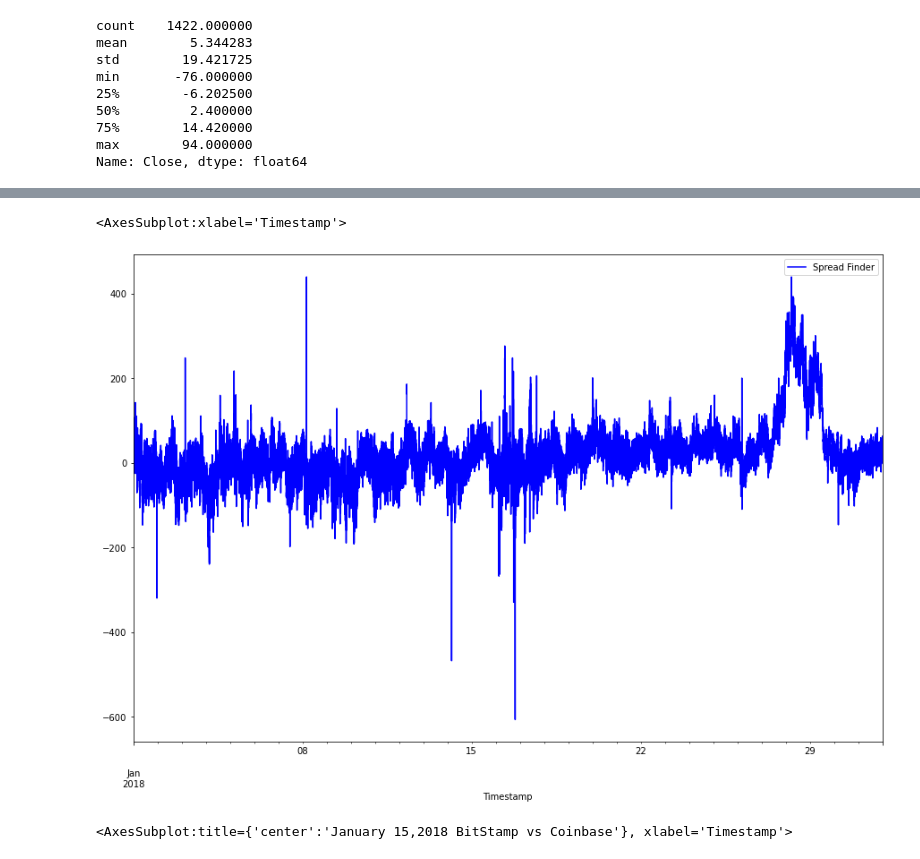
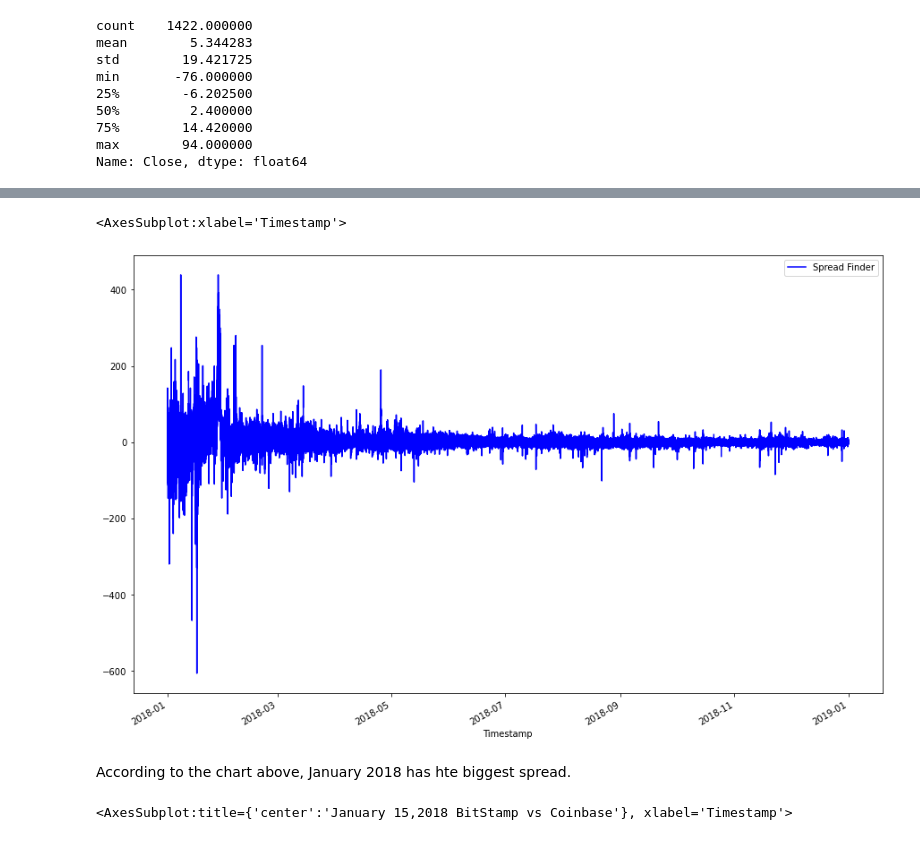
Before and after one commit to allyche/module_3_challenge, a Jupyter notebook: crypto_arbitrage.ipynb, the cells around one changed output, grey strips where cells are left out. Saved outputs shown, nothing was run; the diff lists cells and outputs as text; code cells hidden in the pictures.

```diff
--- a/crypto_arbitrage.ipynb
+++ b/crypto_arbitrage.ipynb
@@ -38,7 +38,7 @@ Instructions.
 # Set the index to the column "Date"
 # Set the parse_dates and infer_datetime_format parameters
 bitstamp = pd.read_csv(
-    Path('~/FinTech/Module_3/Starter_Code/Resources/bitstamp.csv'),
+    Path('./Resources/bitstamp.csv'),
     index_col="Timestamp",
     parse_dates=True,
     infer_datetime_format=True)
@@ -71,7 +71,7 @@ display(bitstamp.tail())
 # Set the index to the column "Timestamp"
 # Set the parse_dates and infer_datetime_format parameters
 coinbase = pd.read_csv(
-    Path('~/FinTech/Module_3/Starter_Code/Resources/coinbase.csv'),
+    Path('./Resources/coinbase.csv'),
     index_col="Timestamp",
     parse_dates=True,
     infer_datetime_format=True)
@@ -436,11 +436,13 @@ arbitrage_spread_middle.plot(kind='box')
 # %%
 #Finding out which month in 2018 has the biggest spread:
-spread = bitstamp["Close"].loc["2018-01-01":"2018-01-31"] - coinbase["Close"].loc["2018-01-01":"2018-01-31"]
+spread = bitstamp["Close"].loc["2018-01-01":"2018-12-31"] - coinbase["Close"].loc["2018-01-01":"2018-12-31"]
 spread.plot(
     legend=True, figsize=(15, 10), color="blue", label="Spread Finder")
 # %% [output]
 <AxesSubplot:xlabel='Timestamp'>
-[figure, old version]
+[figure, new version]
+# %% [markdown]
+According to the chart above, January 2018 has hte biggest spread.
 # %%
 # Create an overlay plot that visualizes the two dataframes over a period of one day from late in the dataset
 # Be sure that the plots include the parameters `legend`, `figsize`, `title`, `color` and `label`
```
Also changed, not shown: parts of 17 cells of this notebook.
